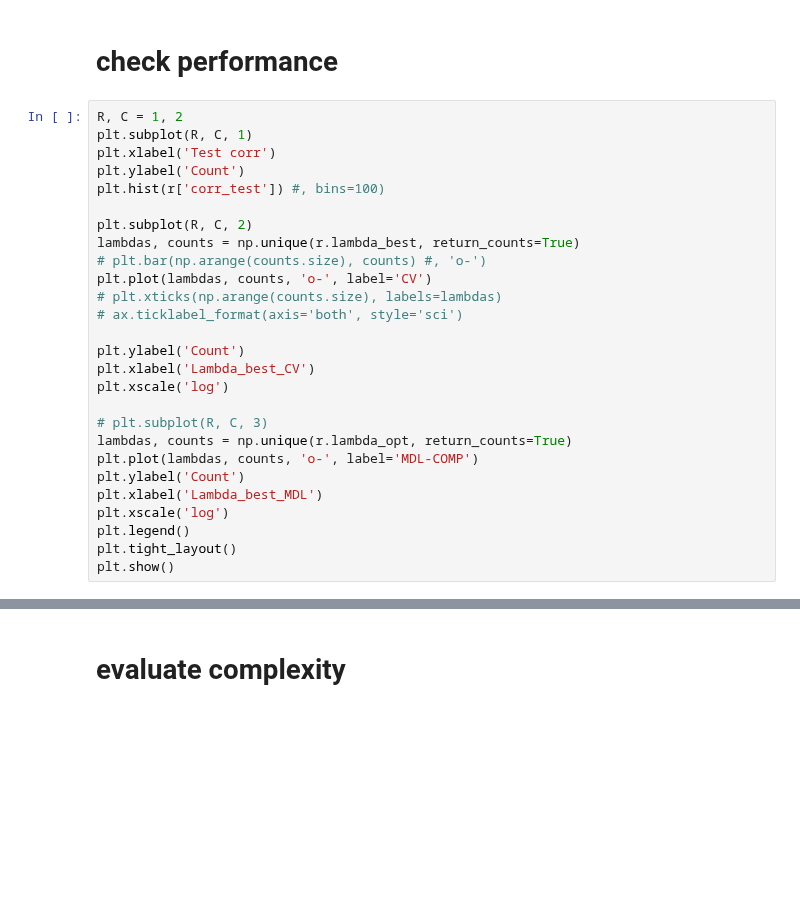
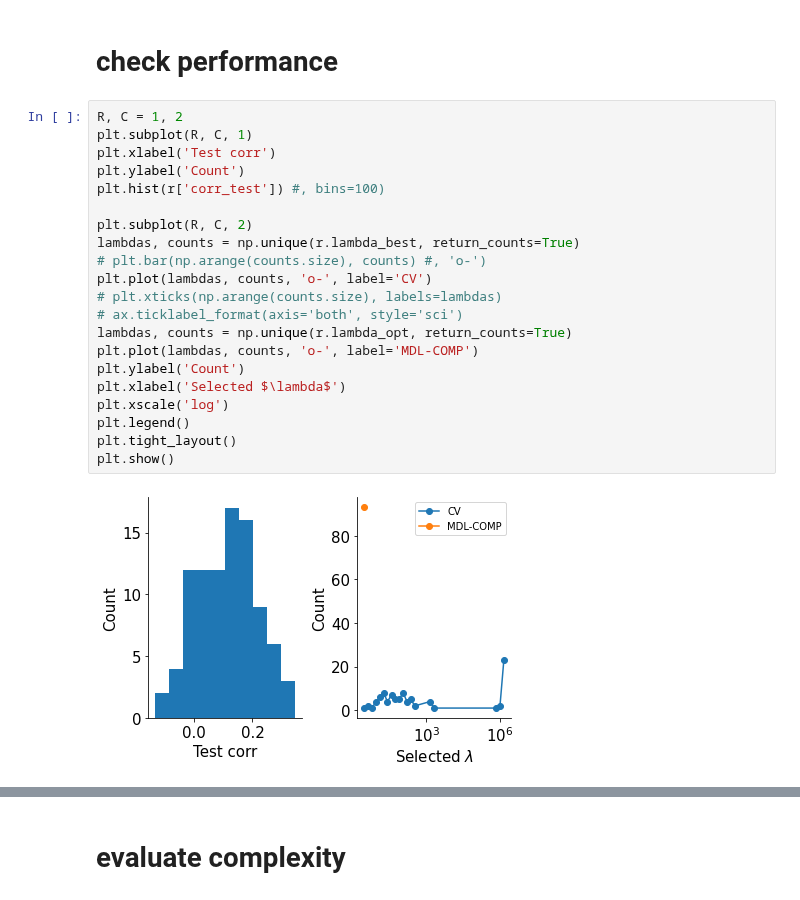
Before and after one commit to csinva/mdl-complexity, a Jupyter notebook: fmri/analyze_fmri_kernel.ipynb, the cells around one changed output, grey strips where cells are left out. Cells and saved outputs as stored; diff of their text form; blank space fills up the shorter version.

```diff
--- a/fmri/analyze_fmri_kernel.ipynb
+++ b/fmri/analyze_fmri_kernel.ipynb
@@ -73,27 +72,23 @@ plt.show()
 # %%
 R, C = 1, 2
 plt.subplot(R, C, 1)
 plt.xlabel('Test corr')
 plt.ylabel('Count')
 plt.hist(r['corr_test']) #, bins=100)
 
 plt.subplot(R, C, 2)
 lambdas, counts = np.unique(r.lambda_best, return_counts=True)
 # plt.bar(np.arange(counts.size), counts) #, 'o-')
 plt.plot(lambdas, counts, 'o-', label='CV')
 # plt.xticks(np.arange(counts.size), labels=lambdas)
 # ax.ticklabel_format(axis='both', style='sci')
-
-plt.ylabel('Count')
-plt.xlabel('Lambda_best_CV')
-plt.xscale('log')
-
-# plt.subplot(R, C, 3)
 lambdas, counts = np.unique(r.lambda_opt, return_counts=True)
 plt.plot(lambdas, counts, 'o-', label='MDL-COMP')
 plt.ylabel('Count')
-plt.xlabel('Lambda_best_MDL')
+plt.xlabel('Selected $\lambda$')
 plt.xscale('log')
 plt.legend()
 plt.tight_layout()
 plt.show()
+# %% [output]
+[figure, added]
```
Also changed, not shown: parts of 6 cells of this notebook, 4 other files.
